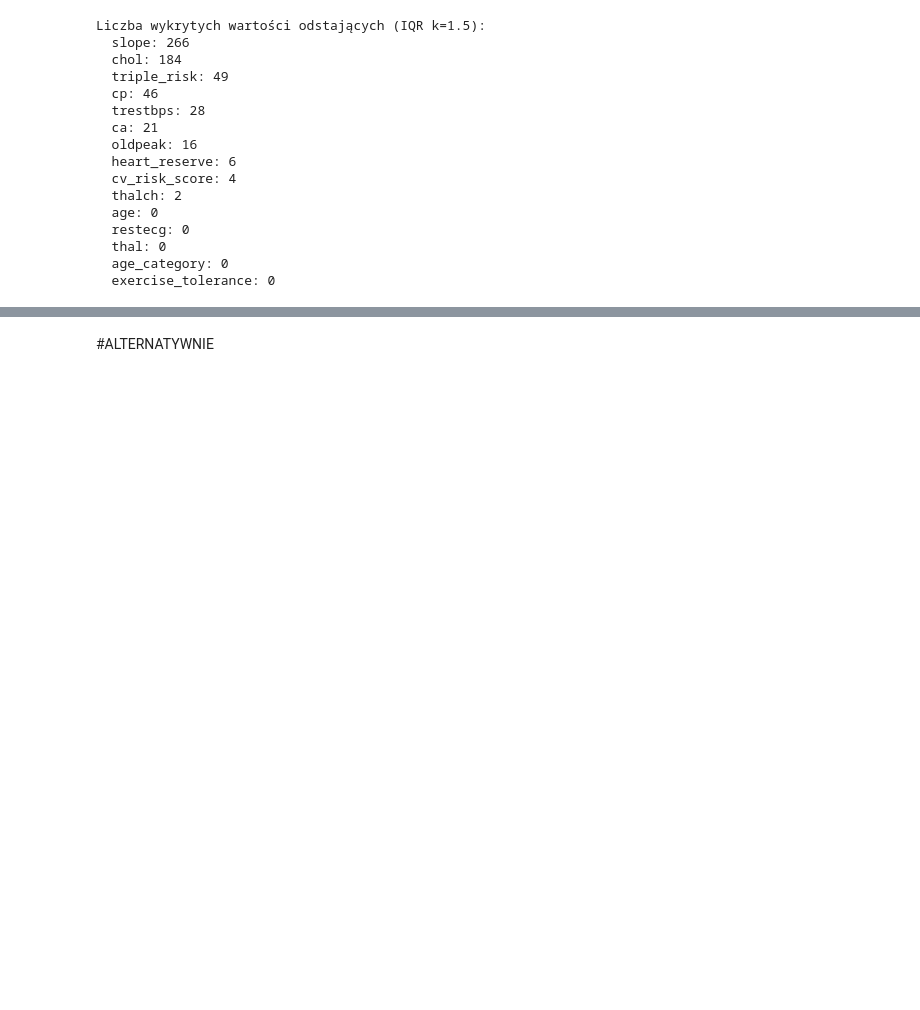
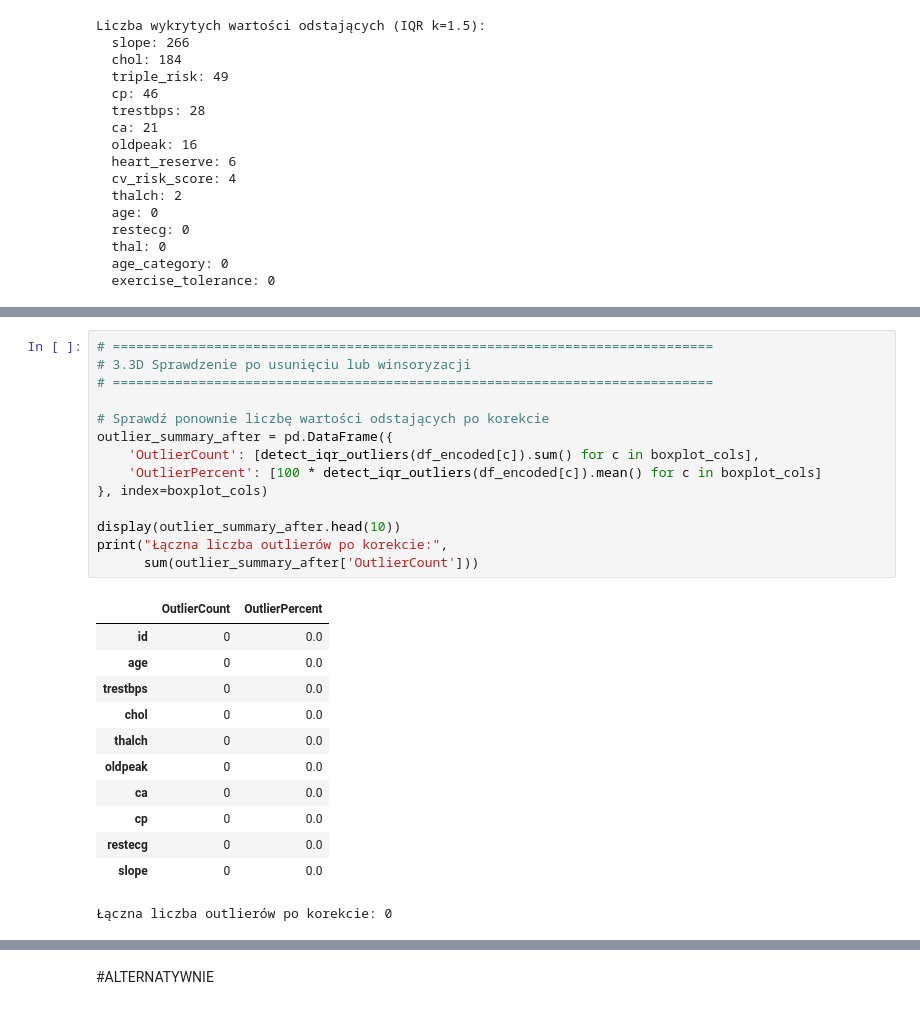
Before and after one commit to Nachos-mic/ZMUM_PROJEKT, a Jupyter notebook: zmum_project.ipynb, the cells around one changed output, grey strips where cells are left out. Drawn from its saved outputs; the diff is of its cells as text; blank space fills up the shorter version.

```diff
--- a/zmum_project.ipynb
+++ b/zmum_project.ipynb
@@ -750,3 +829,30 @@ Liczba wykrytych wartości odstających (IQR k=1.5):
+# %%
+# =============================================================================
+# 3.3D Sprawdzenie po usunięciu lub winsoryzacji
+# =============================================================================
+
+# Sprawdź ponownie liczbę wartości odstających po korekcie
+outlier_summary_after = pd.DataFrame({
+    'OutlierCount': [detect_iqr_outliers(df_encoded[c]).sum() for c in boxplot_cols],
+    'OutlierPercent': [100 * detect_iqr_outliers(df_encoded[c]).mean() for c in boxplot_cols]
+}, index=boxplot_cols)
+
+display(outlier_summary_after.head(10))
+print("Łączna liczba outlierów po korekcie:",
+      sum(outlier_summary_after['OutlierCount']))
+# %% [output]
+|  | OutlierCount | OutlierPercent |
+| id | 0 | 0.0 |
+| age | 0 | 0.0 |
+| trestbps | 0 | 0.0 |
+| chol | 0 | 0.0 |
+| thalch | 0 | 0.0 |
+| oldpeak | 0 | 0.0 |
+| ca | 0 | 0.0 |
+| cp | 0 | 0.0 |
+| restecg | 0 | 0.0 |
+| slope | 0 | 0.0 |
+Łączna liczba outlierów po korekcie: 0
 # %%
 # 3.3.2 Wizualizacja boxplotów dla kluczowych cech
 import seaborn as sns
```
Also changed, not shown: parts of 19 cells of this notebook.
